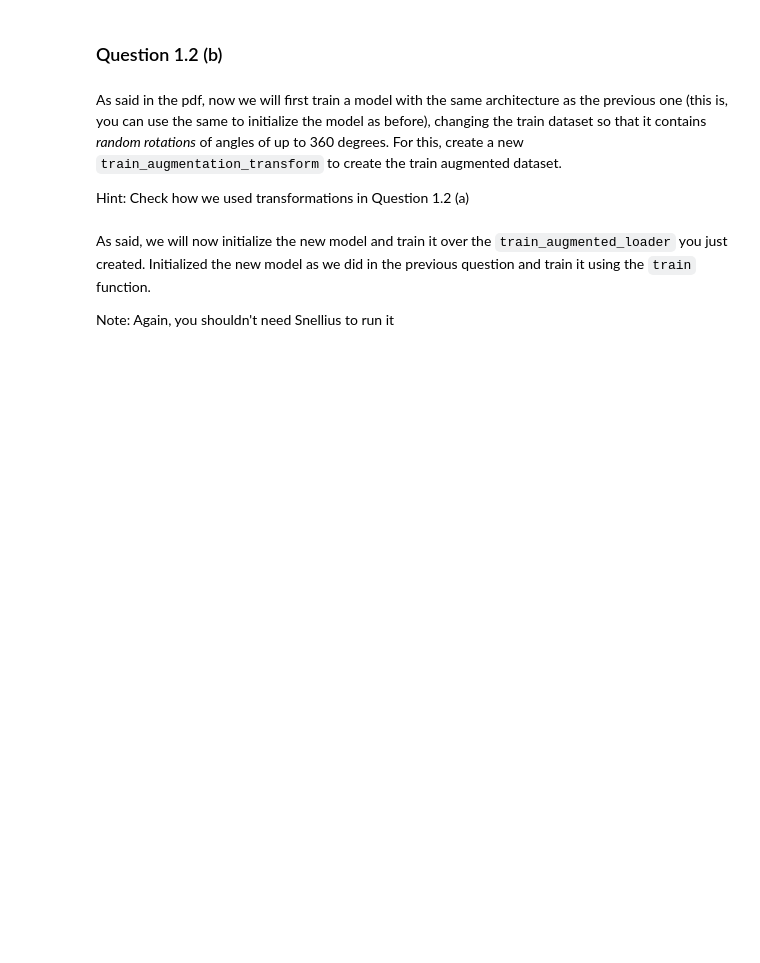
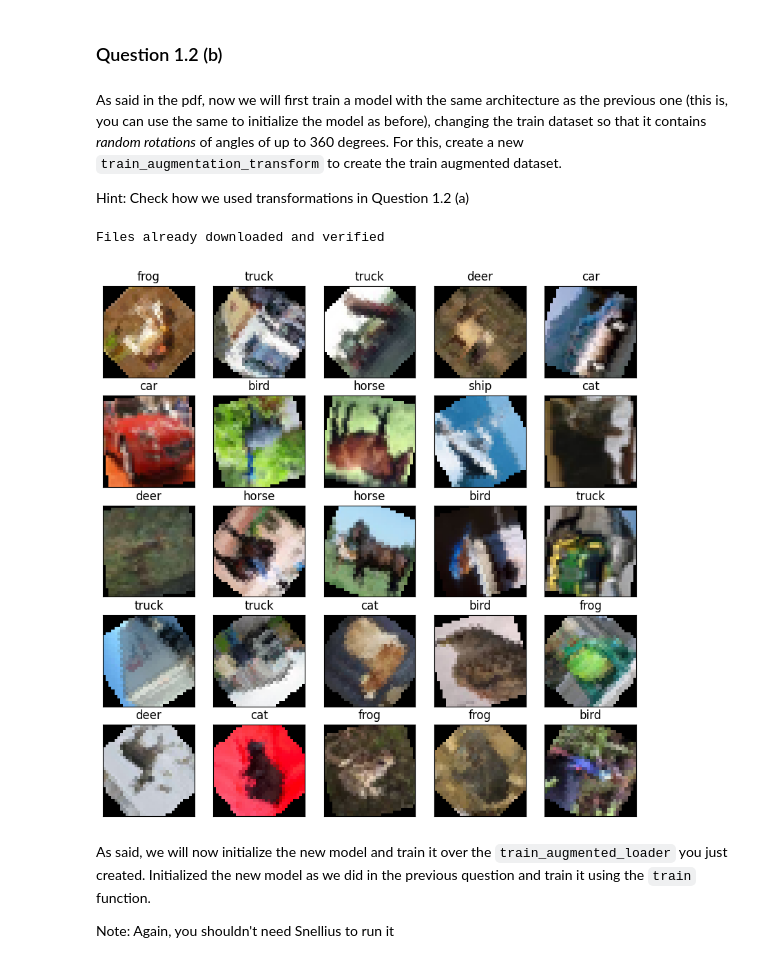
Before and after one commit to lesterpjy/uvadlc_practicals_2024, a Jupyter notebook: assignment2/part1/exercise1.2.ipynb, the cells around one changed output. Saved outputs shown, nothing was run; the diff lists cells and outputs as text; code cells hidden in the pictures; blank space fills up the shorter version.

```diff
--- a/assignment2/part1/exercise1.2.ipynb
+++ b/assignment2/part1/exercise1.2.ipynb
@@ -54,3 +41,19 @@ def display_first_few_images(data):
+# %%
+def display_first_few_images(data):
+    #######################
+    # PUT YOUR CODE HERE  #
+    #######################
+    # Display the first f25 images of the dataset
+    class_names = ["plane", "car", "bird", "cat", "deer", "dog", "frog", "horse", "ship", "truck"]
+    fig = plt.figure(figsize=(10, 10))
+    for i in range(25):
+        ax = fig.add_subplot(5, 5, i+1, xticks=[], yticks=[])
+        ax.imshow(np.transpose(data[i][0], (1, 2, 0)))
+        ax.set_title(class_names[data[i][1]])
+    plt.show()
+    #######################
+    # END OF YOUR CODE    #
+    #######################
 # %%
 display_first_few_images(train_data)
 # %% [output]
@@ -161,19 +208,25 @@ Hint: Check how we used transformations in Question 1.2 (a)
 # %%
 # Create the new train data and loader and visualize it
 
 #######################
 # PUT YOUR CODE HERE  #
 #######################
-train_augmentation_transform = # YOUR CODE
+train_augmentation_transform = transforms.Compose([
+    transforms.RandomRotation((0, 360)),
+    transforms.ToTensor(),
+])
 #######################
 # END OF YOUR CODE    #
 #######################
 
 train_augmented_data = datasets.CIFAR10(root='./data', train=True, download=True, transform=train_augmentation_transform)
 train_augmented_loader = torch.utils.data.DataLoader(train_augmented_data, batch_size=64, shuffle=True)
 
 
 display_first_few_images(train_augmented_data)
+# %% [output]
+Files already downloaded and verified
+[figure, added]
 # %% [markdown]
 As said, we will now initialize the new model and train it over the `train_augmented_loader` you just created. Initialized the new model as we did in the previous question and train it using the `train` function.
 
```
Also changed, not shown: parts of 11 cells of this notebook, 3 other files.
